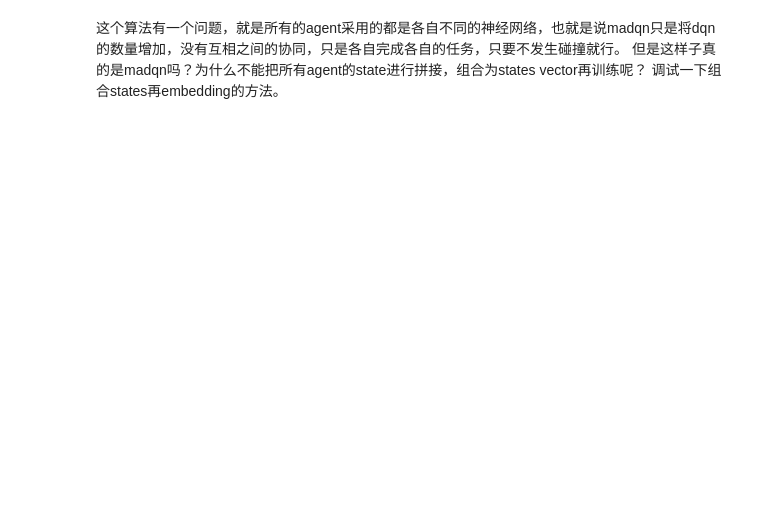
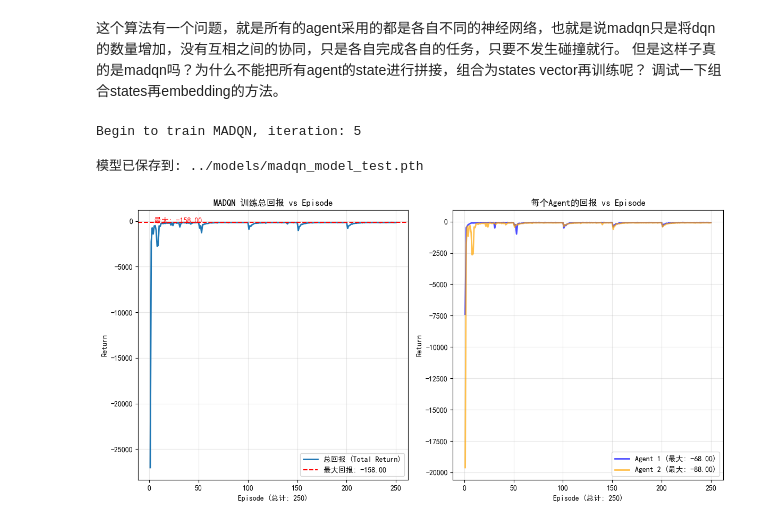
Before and after one commit to VeinsureLee/RL-Tutorial, a Jupyter notebook: rl_algorithms/madqn.ipynb, the cells around one changed output. Saved outputs shown, nothing was run; the diff lists cells and outputs as text; code cells hidden in the pictures; blank space fills up the shorter version.

Commit message:
Add madqn.

```diff
--- a/rl_algorithms/madqn.ipynb
+++ b/rl_algorithms/madqn.ipynb
@@ -29,0 +591,66 @@ import numpy as np
+# %%
+env = Env()
+madqn = MADQN(
+    env,
+    lr=1e-3,
+    gamma=0.99,
+    iteration=5,
+    epsilon=0.8,
+    epsilon_decay=0.95,   # 按 episode
+    epsilon_min=0.1,
+    num_episodes=50,
+    episode_length=35000,
+    mini_batch_size=64,
+    update_freq=10
+)
+
+madqn, return_list, agent_return_lists = train_madqn(env, madqn)
+madqn.save("../models/madqn_model_test.pth")
+# %% [output]
+Begin to train MADQN, iteration: 5
+模型已保存到: ../models/madqn_model_test.pth
+# %%
+# plot
+import matplotlib.pyplot as plt
+# 设置中文字体
+plt.rcParams['font.sans-serif'] = ['SimHei', 'Microsoft YaHei', 'Arial Unicode MS', 'DejaVu Sans']
+plt.rcParams['axes.unicode_minus'] = False
+
+# 绘制总return和每个agent的return
+total_episodes = madqn.iteration * madqn.num_episodes
+max_return = max(return_list)
+
+plt.figure(figsize=(12, 6))
+
+# 绘制总return
+plt.subplot(1, 2, 1)
+plt.plot(range(1, len(return_list)+1), return_list, label="总回报 (Total Return)", linewidth=2)
+plt.axhline(y=max_return, color='r', linestyle='--', label=f"最大回报: {max_return:.2f}")
+plt.xlabel(f'Episode (总计: {len(return_list)})')
+plt.ylabel('Return')
+plt.title('MADQN 训练总回报 vs Episode')
+plt.grid(True, alpha=0.3)
+plt.legend()
+plt.text(len(return_list) * 0.02, max_return * 1.02, f'最大: {max_return:.2f}',
+         fontsize=10, color='r', fontweight='bold')
+
+# 绘制每个agent的return
+plt.subplot(1, 2, 2)
+colors = ['blue', 'orange', 'green', 'red', 'purple', 'brown', 'pink', 'gray']
+for agent_id in range(madqn.num_agents):
+    agent_returns = agent_return_lists[agent_id]
+    max_agent_return = max(agent_returns) if agent_returns else 0
+    plt.plot(range(1, len(agent_returns)+1), agent_returns,
+             label=f'Agent {agent_id+1} (最大: {max_agent_return:.2f})',
+             color=colors[agent_id % len(colors)], linewidth=2, alpha=0.7)
+
+plt.xlabel(f'Episode (总计: {len(return_list)})')
+plt.ylabel('Return')
+plt.title('每个Agent的回报 vs Episode')
+plt.grid(True, alpha=0.3)
+plt.legend(loc='best')
+
+plt.tight_layout()
+plt.show()
+# %% [output]
+[figure, added]
```
Also changed, not shown: parts of 7 cells of this notebook, 7 other files.
